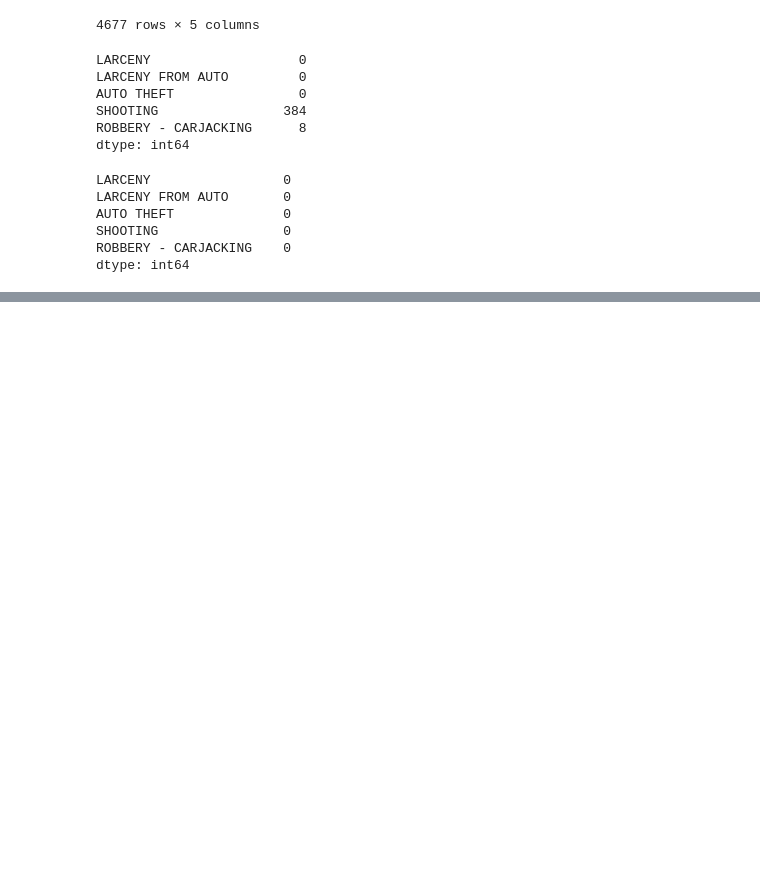
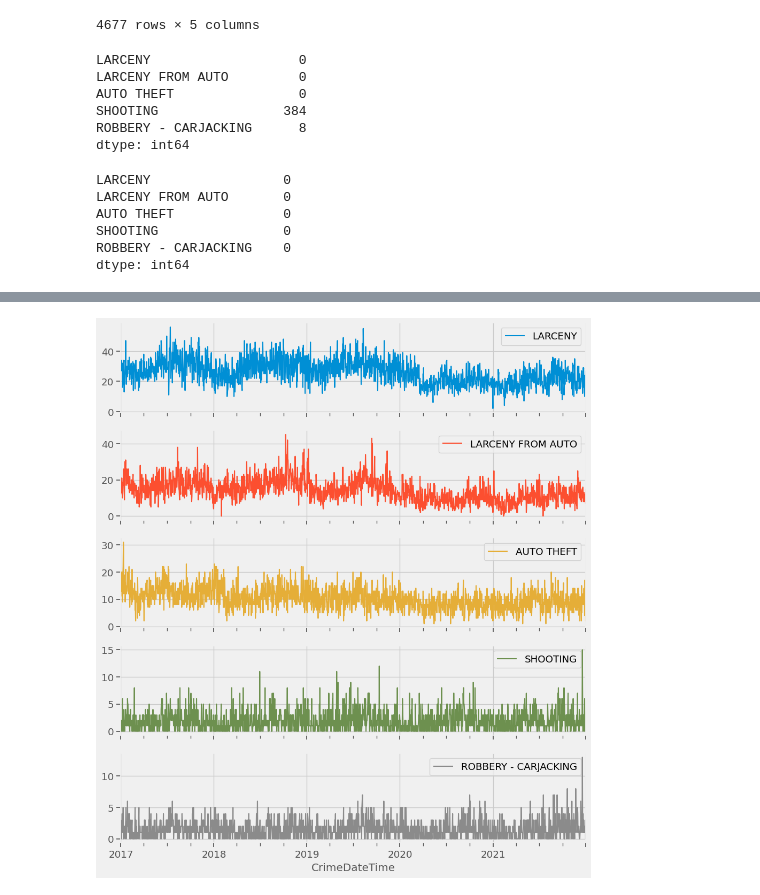
Before and after one commit to EhLeeOod/time-series, a Jupyter notebook: time-series-practice.ipynb, the cells around one changed output, grey strips where cells are left out. Drawn from its saved outputs; the diff is of its cells as text; code cells hidden in the pictures; blank space fills up the shorter version.

```diff
--- a/time-series-practice.ipynb
+++ b/time-series-practice.ipynb
@@ -1816,0 +1828,5 @@ dtype: int64
+# %%
+# plot each crime into its own plot with subplots = True
+plot_df.plot(subplots=True,figsize=(10,12),grid=True);
+# %% [output]
+[figure, added]
```
Also changed, not shown: parts of 9 cells of this notebook.
